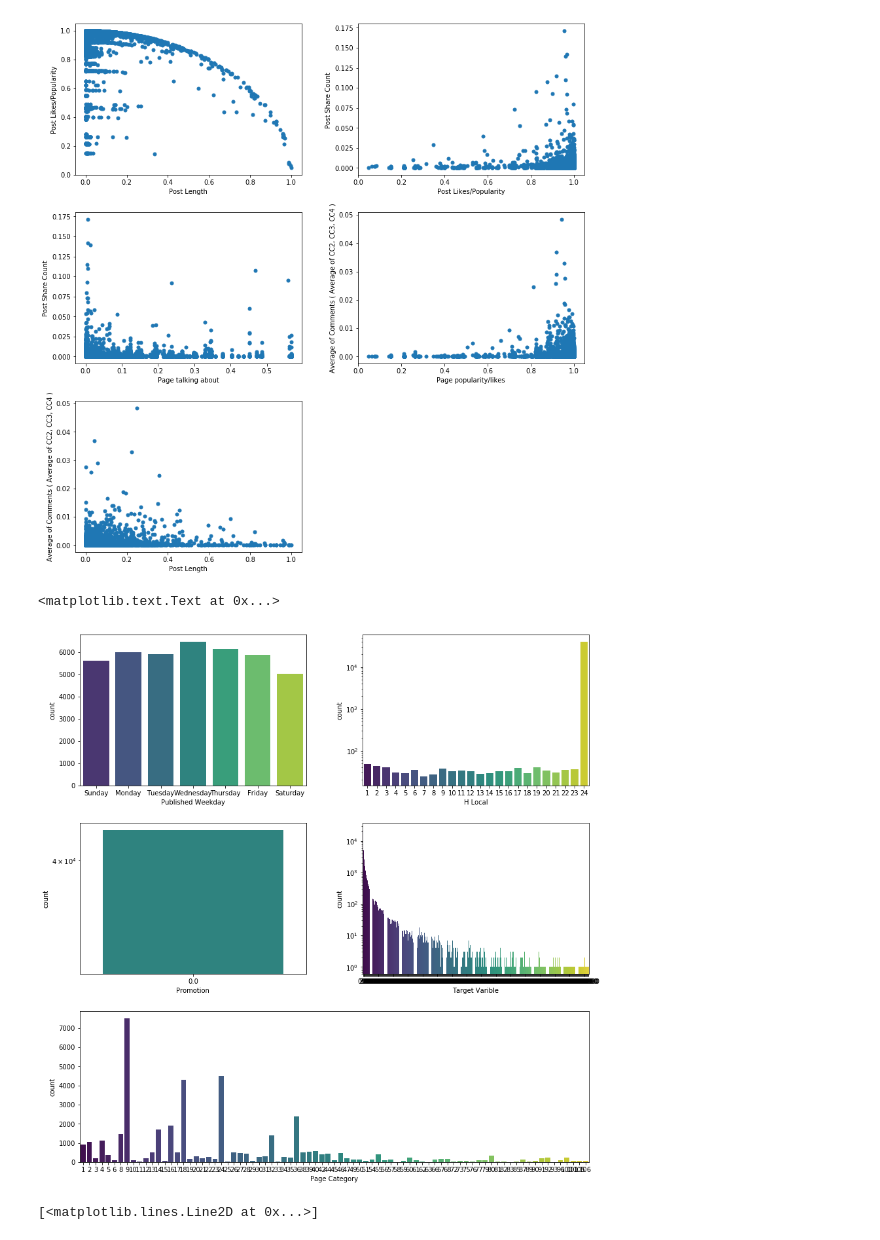
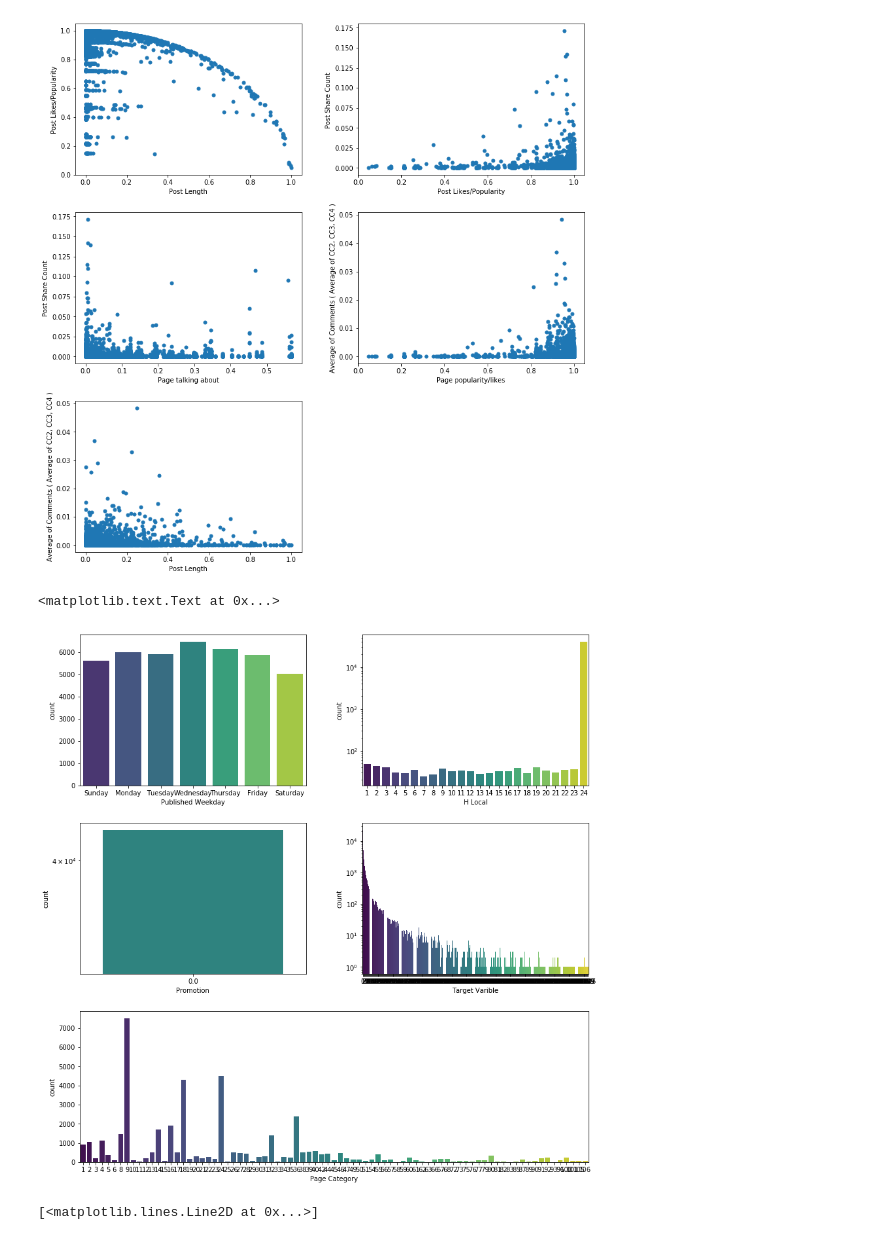
Before and after one commit to danietzio/Artificial-intelligence, a Jupyter notebook: UCI Facebook Comment Volume Dataset/Python/UCI Facebook Comment Volume Project.ipynb, the cells around one changed output. Cells and saved outputs as stored; diff of their text form; code cells hidden in the pictures.

```diff
--- a/UCI Facebook Comment Volume Dataset/Python/UCI Facebook Comment Volume Project.ipynb
+++ b/UCI Facebook Comment Volume Dataset/Python/UCI Facebook Comment Volume Project.ipynb
@@ -250,37 +250,35 @@ weekday = matrixToNumber(df.T[39:46].T)
 sns.countplot(weekday ,palette='viridis', ax= axes1)
 axes1.set_xlabel("Published Weekday")
 axes1.set_xticklabels(["Sunday","Monday","Tuesday","Wednesday","Thursday","Friday","Saturday"])
 
 # plot "H local" Countplot
 axes2.set_yscale("log")
 sns.countplot(df[38].astype('int') ,palette= 'viridis', ax= axes2)
 axes2.set_xlabel("H Local")
 
 # =====> We can see that majority of posts published at 24 H Local and Wednesday
 
 # Plot "Promotion" Countplot
 axes3.set_yscale("log")
 sns.countplot(df[37] ,palette= 'viridis', ax= axes3)
 axes3.set_xlabel("Promotion")
 
 # =====> We can see that all of the posts promotion status is 0, So This column has no effect on our predections
 # =====> So we can ignore this column
 
 # Plot "Target Variable" Countplot
-sns.countplot(df[54], palette= 'viridis', ax= axes4)
+sns.countplot(df[54].astype('int'), palette= 'viridis', ax= axes4)
 axes4.set_yscale("log")
 axes4.set_xlabel("Target Varible")
-
-# =====> We can conclude when posts become very long, popularity of the post is  !!!!
 
 # Plot "Category" Countplot
 sns.countplot(df[3].astype('int'),palette= 'viridis', ax= axes5)
 axes5.set_xlabel("Page Category")
 
 # ======> We can see 9, 18 and 36 categorie's have occupied majority of posts
 # %% [output]
 <matplotlib.text.Text at 0x...>
-[figure, old version]
+[figure, new version]
 # %%
 # "Post published weekday" vs. "H local"
 plt.plot(weekday,df[38], marker='o', markersize=5, lw= 0)
```
Also changed, not shown: parts of 6 cells of this notebook, 1 other file.
